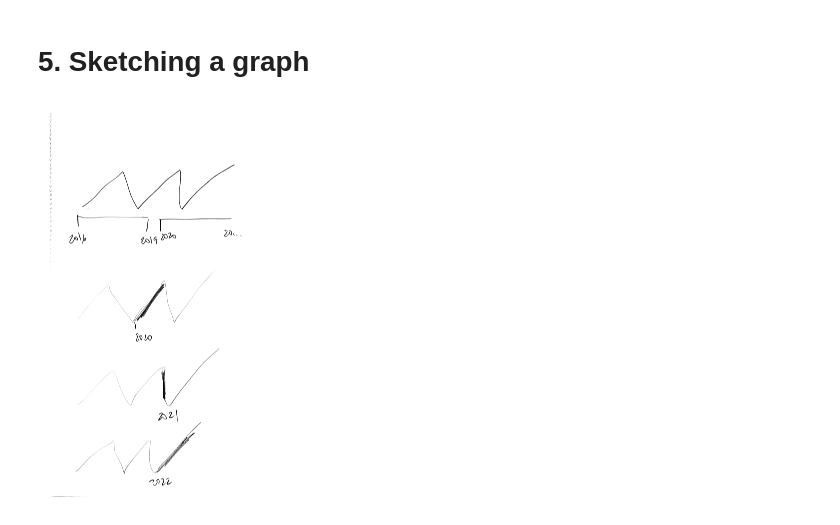
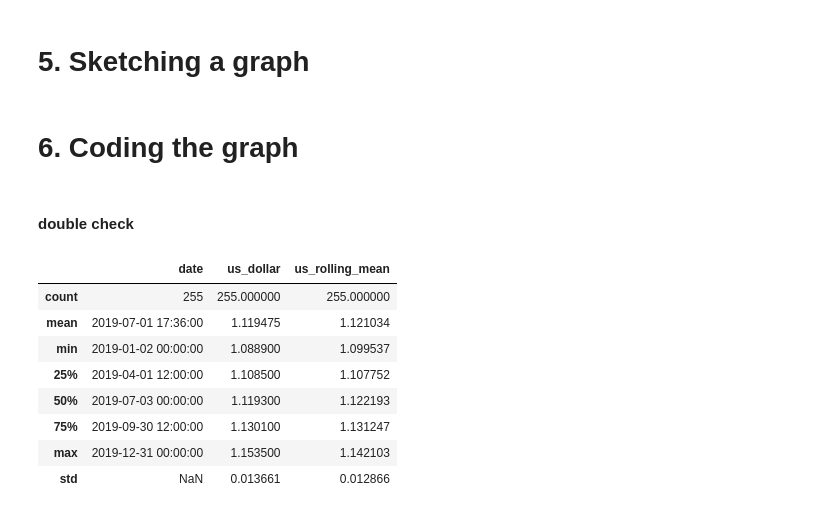
Before and after one commit to slp22/dataquest-projects, a Jupyter notebook: 2_3_dataquest-exchange-rates.ipynb, the cells around one changed output. Drawn from its saved outputs; the diff is of its cells as text; code cells hidden in the pictures.

```diff
--- a/2_3_dataquest-exchange-rates.ipynb
+++ b/2_3_dataquest-exchange-rates.ipynb
@@ -197,9 +197,9 @@ plt.show()
 # %% [markdown]
 # 5. Sketching a graph
 # %%
-plt.figure(figsize=(8, 5))
-plt.imshow(mpimg.imread("2_3_dataquest-exchange-rates_sketch.png"))
-plt.axis("off")
-plt.show()
+# plt.figure(figsize=(8, 5))
+# plt.imshow(mpimg.imread("2_3_dataquest-exchange-rates_sketch.png"))
+# plt.axis("off")
+# plt.show()
-# %% [output]
-[figure, removed]
+# %% [markdown]
+# 6. Coding the graph
@@ -205,0 +211,14 @@ plt.show()
+# %% [markdown]
+#### double check
+# %%
+pre.describe()
+# %% [output]
+|  | date | us_dollar | us_rolling_mean |
+| count | 255 | 255.000000 | 255.000000 |
+| mean | 2019-07-01 17:36:00 | 1.119475 | 1.121034 |
+| min | 2019-01-02 00:00:00 | 1.088900 | 1.099537 |
+| 25% | 2019-04-01 12:00:00 | 1.108500 | 1.107752 |
+| 50% | 2019-07-03 00:00:00 | 1.119300 | 1.122193 |
+| 75% | 2019-09-30 12:00:00 | 1.130100 | 1.131247 |
+| max | 2019-12-31 00:00:00 | 1.153500 | 1.142103 |
+| std | NaN | 0.013661 | 0.012866 |
```
Also changed, not shown: parts of 10 cells of this notebook.
